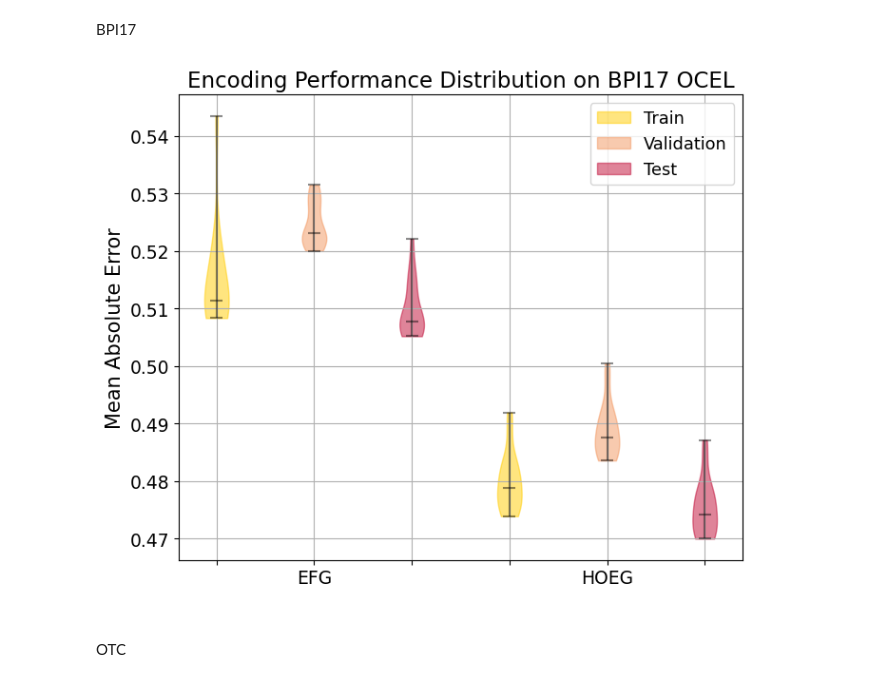
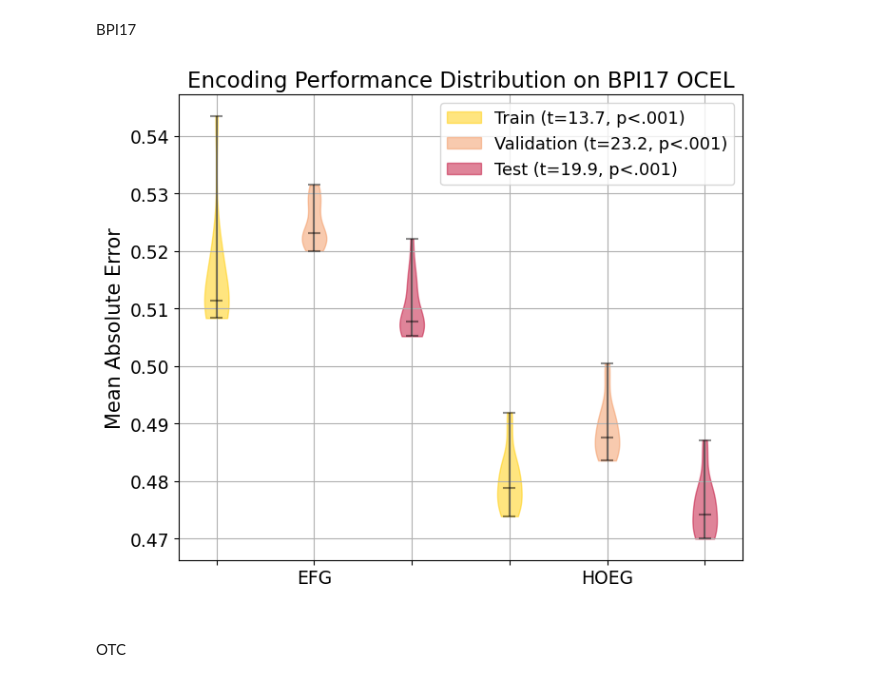
Before and after one commit to TKForgeron/OCPPM, a Jupyter notebook: visualizations/create_results_visualizations.ipynb, the cells around one changed output. Drawn from its saved outputs; the diff is of its cells as text; code cells hidden in the pictures.

```diff
--- a/visualizations/create_results_visualizations.ipynb
+++ b/visualizations/create_results_visualizations.ipynb
@@ -49,14 +49,15 @@ BPI17
 # %%
 visualization_utils.create_exp2a_plot(
     encoding_performances=exp2_results["Encoding Performance"],
     dataset="BPI17",
     encoding_types=["efg", "hoeg"],
     fontsize=15,
-    figsize=(7,6),
+    figsize=(7, 6),
+    legend_labels=["Train (t=13.7, p<.001)", "Validation (t=23.2, p<.001)", "Test (t=19.9, p<.001)"],
     save=True,
 )
 # %% [output]
-[figure, old version]
+[figure, new version]
 # %% [markdown]
 OTC
 # %%
```
Also changed, not shown: parts of 3 cells of this notebook, 7 other files.
